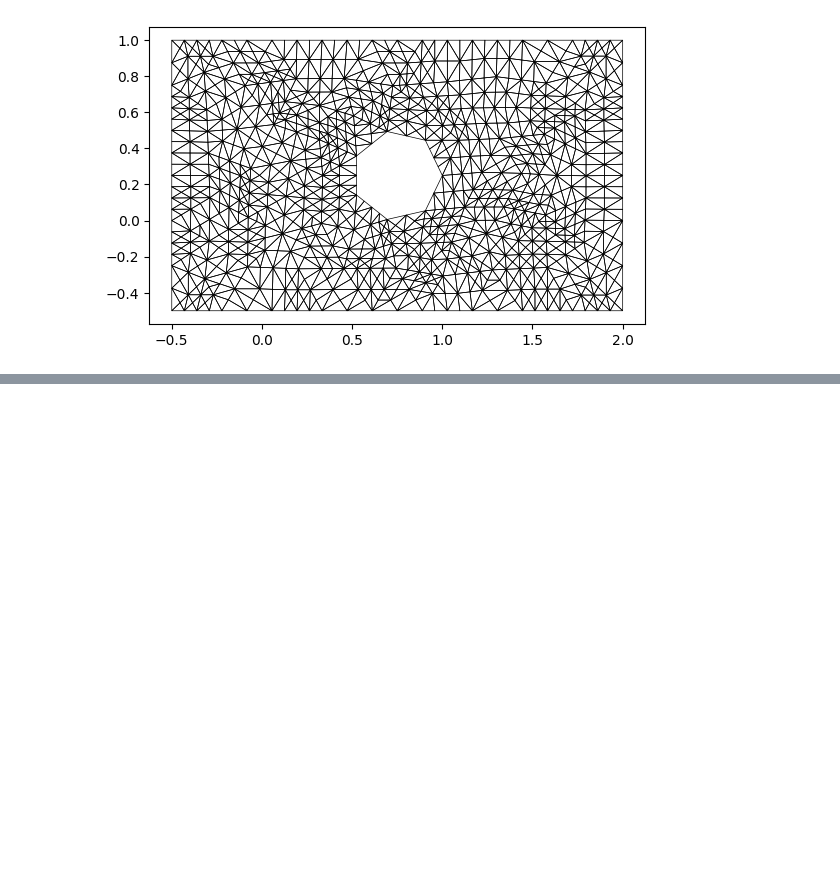
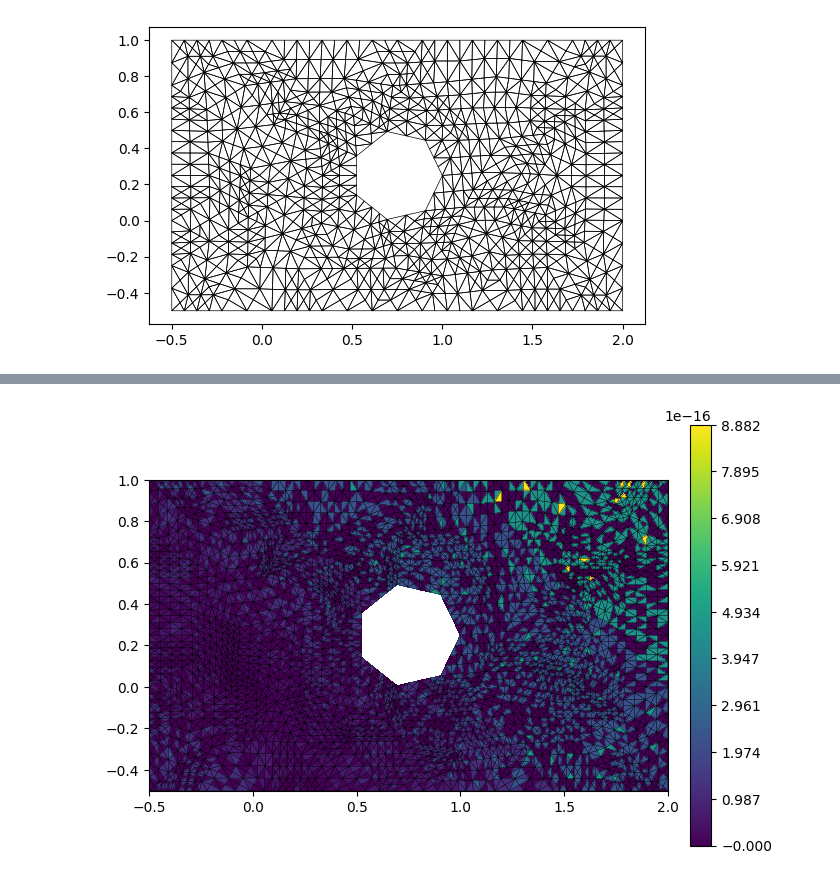
Before and after one commit to CHMN-LU/NUMN33_Project1, a Jupyter notebook: Project1.ipynb, the cells around one changed output, grey strips where cells are left out. Saved outputs shown, nothing was run; the diff lists cells and outputs as text; code cells hidden in the pictures; blank space fills up the shorter version.

```diff
--- a/Project1.ipynb
+++ b/Project1.ipynb
@@ -189,0 +239,35 @@ uh.plot()
+# %%
+# Task 14
+# Compare the maximal error at different refinement levels
+roughGrid = generateHoleGrid() # Basic grid
+fineGrid = generateHoleGrid()
+fineGrid.hierarchicalGrid.globalRefine(5) # 5 times refined
+# Rough error
+print("Rough grid: default")
+#@gridFunction(roughGrid, name='x+y rough', order=1)
+#def xplusy_rough(x):
+#    return np.sum(x)
+# Get the mapper and DoF vector for this grid
+mapper, data = linearInterpolation(xplusy, roughGrid)
+print(f"Rough grid has {len(data)} DoF, grid width {gridWidth(roughGrid):.5e}")
+# Define uh and interpolation error on this grid
+uh_rough = gridFunction(roughGrid, name='Interpolation of x+y on a rough grid', order=1)(LinearInterpolator(mapper, data, roughGrid))
+interp_error_rough = gridFunction(roughGrid, name='Error', order=1)(InterpolationError(xplusy, uh_rough))
+roughErr = np.max([interp_error_rough(e, 0) for e in roughGrid.elements])
+print(f"Maximum interpolation error: {roughErr:.5e}")
+# Error from before with 3 refines
+print("Intermediate grid: 3x refined")
+print(f"Maximum interpolation error: {maxErr:.5e}")
+# Fine error
+print("Fine grid: 5x refined")
+# @gridFunction(fineGrid, name='x+y fine', order=1)
+# def xplusy_fine(x):
+#     return np.sum(x)
+# Get the mapper and DoF vector for this grid
+mapper, data = linearInterpolation(xplusy, fineGrid)
+print(f"Fine grid has {len(data)} DoF, grid width {gridWidth(fineGrid):.5e}")
+# Define uh and interpolation error on this grid
+uh_fine = gridFunction(fineGrid, name='Interpolation of x+y on a fine grid', order=1)(LinearInterpolator(mapper, data, fineGrid))
+interp_error_fine = gridFunction(fineGrid, name='Error', order=1)(InterpolationError(xplusy, uh_fine))
+fineErr = np.max([interp_error_fine(e, 0) for e in fineGrid.elements])
+print(f"Maximum interpolation error: {fineErr:.5e}")
@@ -189,0 +283,4 @@ uh.plot()
+# %%
+interp_error_fine.plot()
+# %% [output]
+[figure, added]
```
Also changed, not shown: parts of 5 cells of this notebook.
